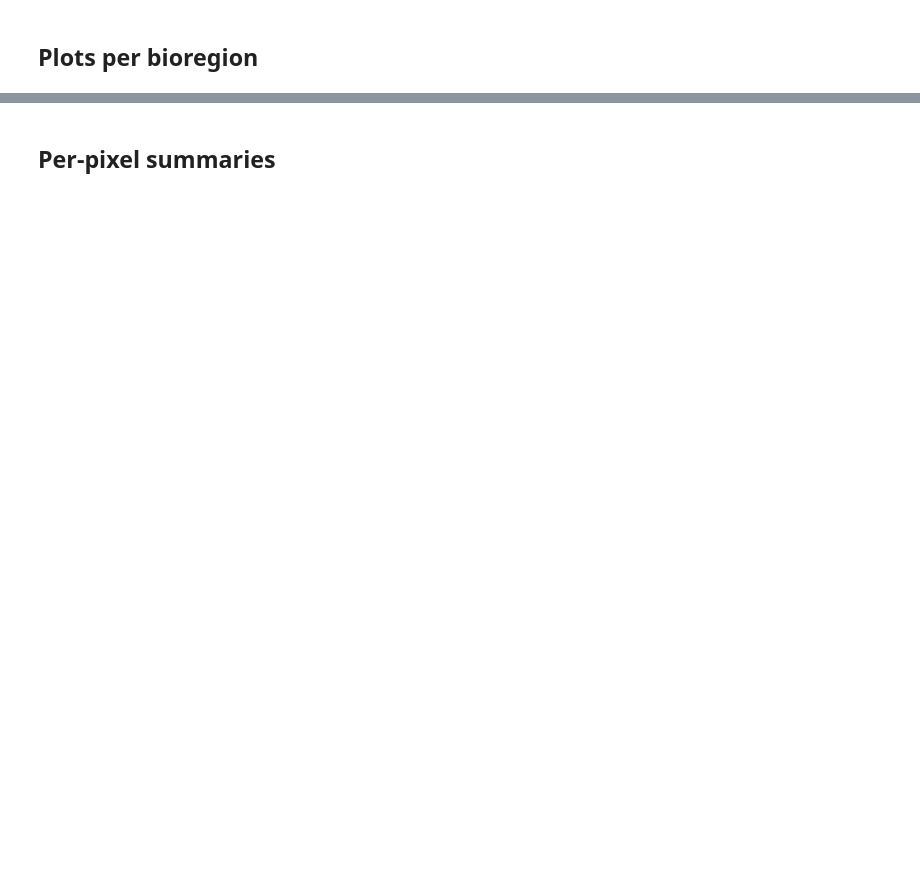
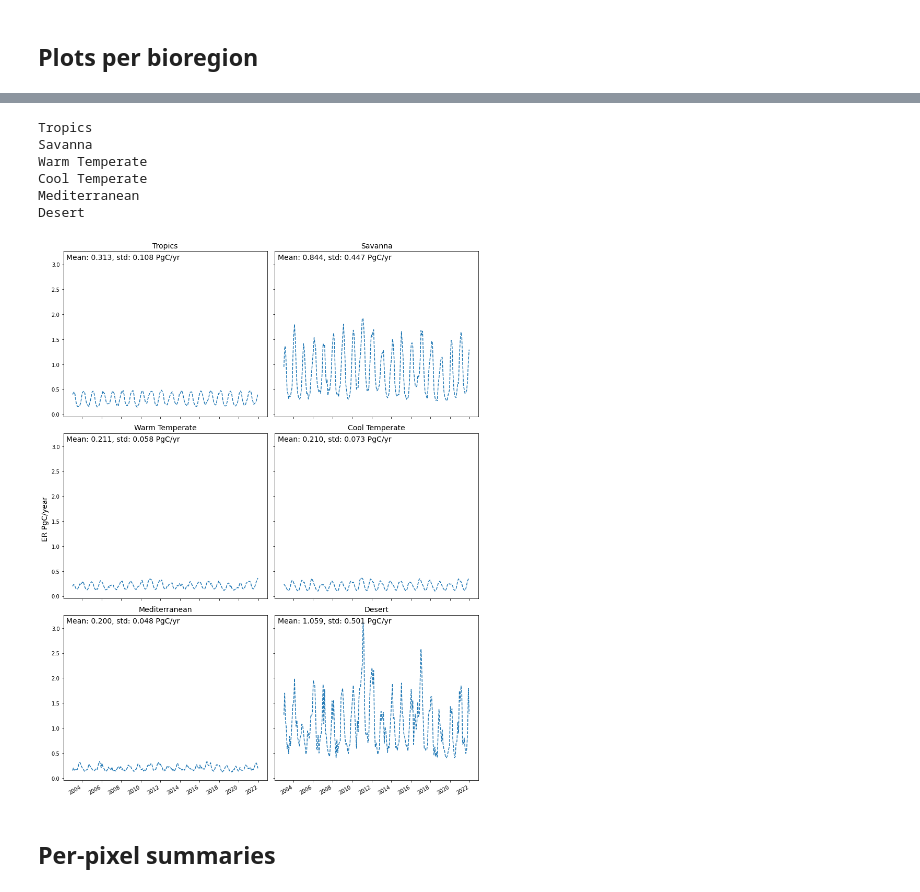
Before and after one commit to cbur24/NEE_modelling, a Jupyter notebook: 6_Plot_results.ipynb, the cells around one changed output, grey strips where cells are left out. Cells and saved outputs as stored; diff of their text form; code cells hidden in the pictures; blank space fills up the shorter version.

```diff
--- a/6_Plot_results.ipynb
+++ b/6_Plot_results.ipynb
@@ -130,0 +117,3 @@ plt.ylabel('PgC/year');
+# %%
+gdf = gpd.read_file('/g/data/os22/chad_tmp/NEE_modelling/data/bioclimatic_regions.geojson')
+gdf.head()
@@ -131,3 +127,46 @@ plt.ylabel('PgC/year');
+# %%
+# Dictionary to save results
+results = {}
+for index, row in gdf.iterrows():
+    print(row['region_name'])
+
+    # Generate a polygon mask to keep only data within the polygon
+    mask = xr_rasterize(gdf.iloc[[index]], ds)
+
+    # Mask dataset to set pixels outside the polygon to `NaN`
+    dss = ds.where(mask)
+
+    # Append results to a dictionary using the attribute
+    # column as an key
+    results.update({row['region_name']: dss})
+# %% [output]
+Tropics
+Savanna
+Warm Temperate
+Cool Temperate
+Mediterranean
+Desert
+# %%
+fig, axs = plt.subplots(3,2, figsize=(12,15), sharex=True, sharey=True)
+
+for ax, k in zip(axs.ravel(), results.keys()):
+
+    _1D = results[k].sum(['x','y'])
+
+    _1D.plot(linestyle='--', ax=ax, label=var, )
+    ax.text(.015, .95, f'Mean: {_1D.mean().values:.3f}, std: {_1D.std().values:.3f} PgC/yr',
+        transform=ax.transAxes, fontdict={'fontsize': 14})
+    if var=='NEE':
+        ax.axhline(0, c='grey', linestyle='--')
+    ax.set_title(k, fontdict={'fontsize': 14})
+    ax.set_ylabel('')
+    ax.set_xlabel('')
+
+fig.supylabel(var+' PgC/year', fontsize=14)
+plt.tight_layout()
+plt.savefig('/g/data/os22/chad_tmp/NEE_modelling/results/figs/'+var+'_bioregion.png')
+# %% [output]
+[figure, added]
 # %% [markdown]
 ## Per-pixel summaries
 # %%
```
Also changed, not shown: parts of 12 cells of this notebook, 49 other files.
